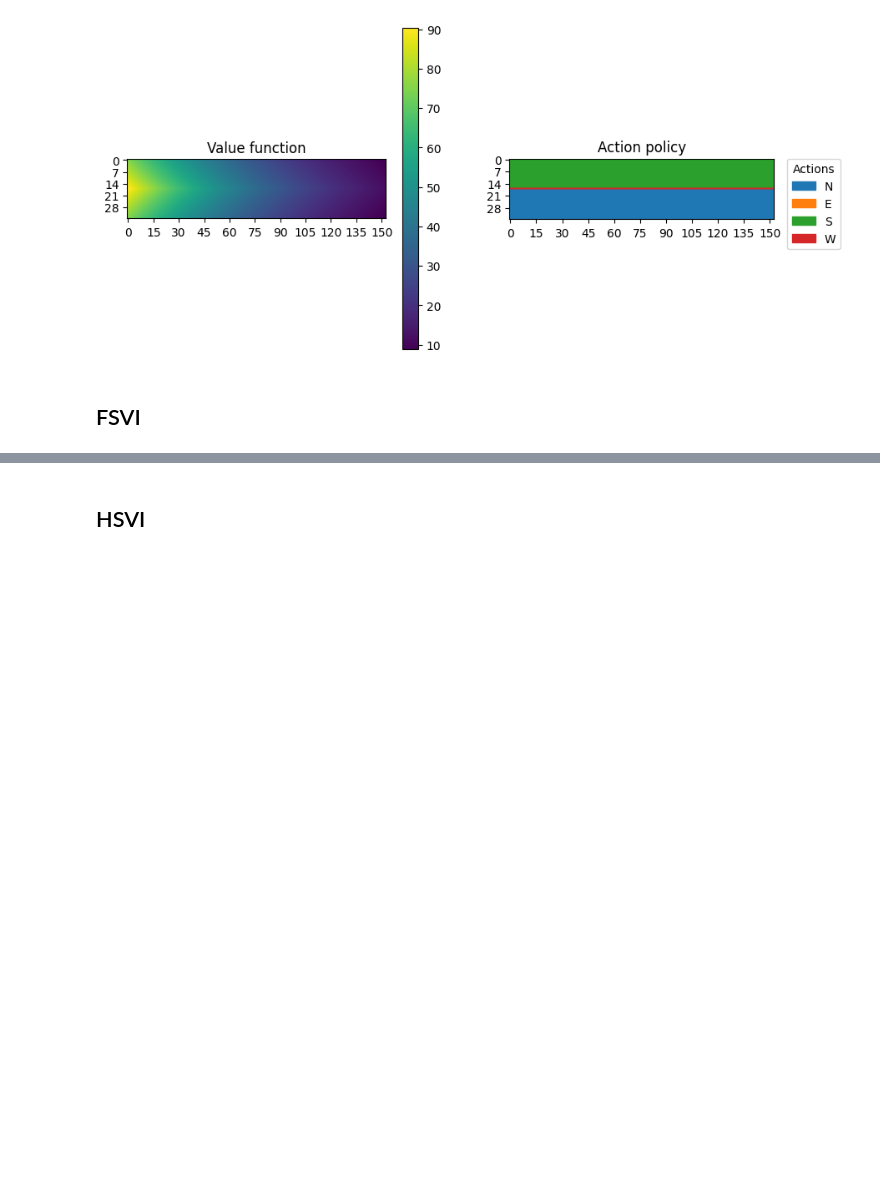
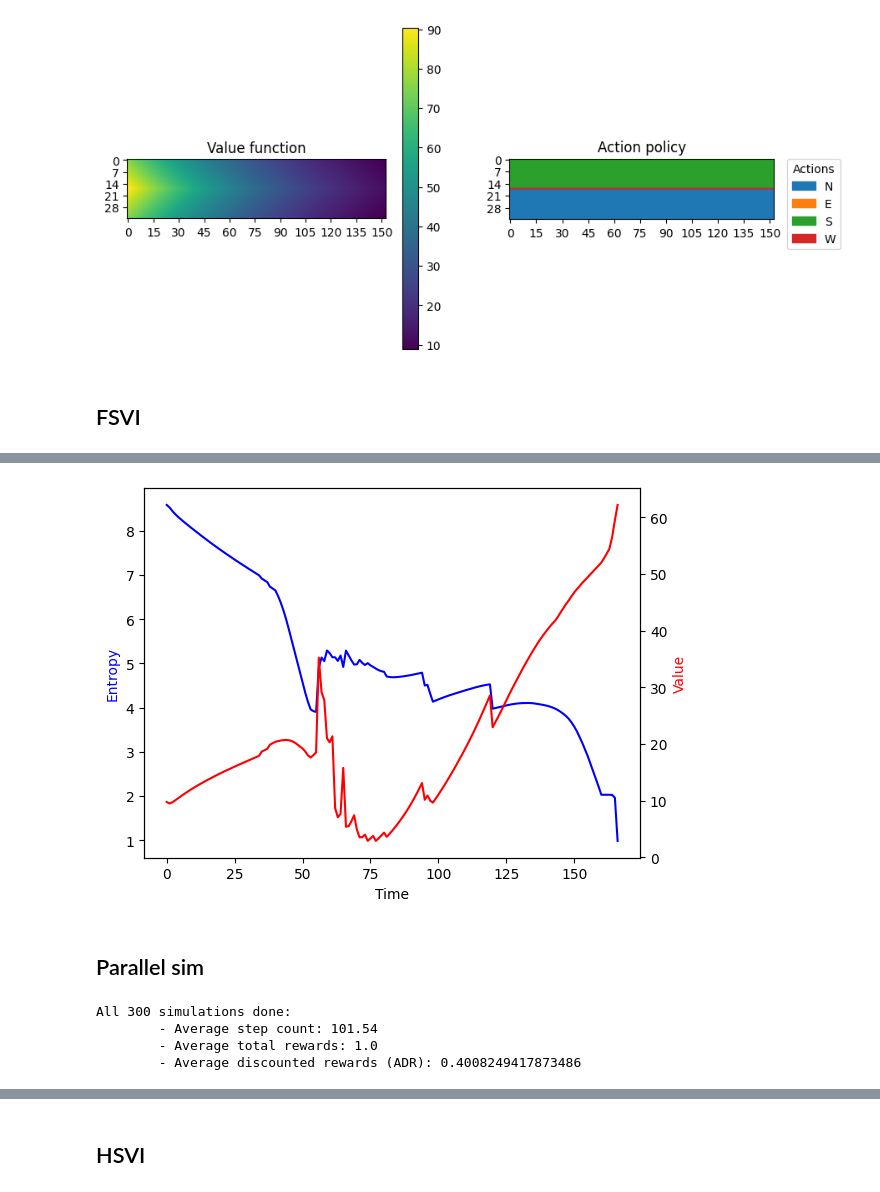
Before and after one commit to PimLb/POMDP_PBVI_Exploration, a Jupyter notebook: Experiments/Olfactory Navigation/Olfactory_Model.ipynb, the cells around one changed output, grey strips where cells are left out. Saved outputs shown, nothing was run; the diff lists cells and outputs as text; code cells hidden in the pictures; blank space fills up the shorter version.

```diff
--- a/Experiments/Olfactory Navigation/Olfactory_Model.ipynb
+++ b/Experiments/Olfactory Navigation/Olfactory_Model.ipynb
@@ -154,0 +238,14 @@ Summary of Value Iteration run
+# %%
+plot_entropy_value(sim_hist, fsvi_solution)
+# %% [output]
+[figure, added]
+# %% [markdown]
+## Parallel sim
+# %%
+a = Agent(model, fsvi_solution)
+rewards, all_sim_hist = a.run_n_simulations_parallel(n=300)
+# %% [output]
+All 300 simulations done:
+        - Average step count: 101.54
+        - Average total rewards: 1.0
+        - Average discounted rewards (ADR): 0.4008249417873486
```
Also changed, not shown: parts of 13 cells of this notebook, 2 other files.
